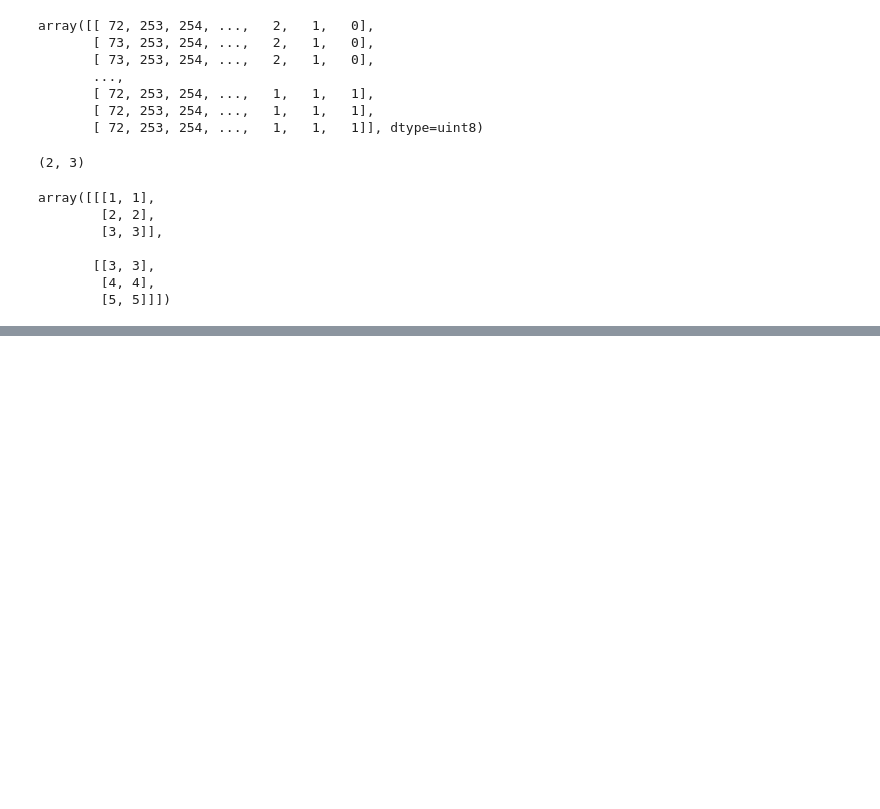
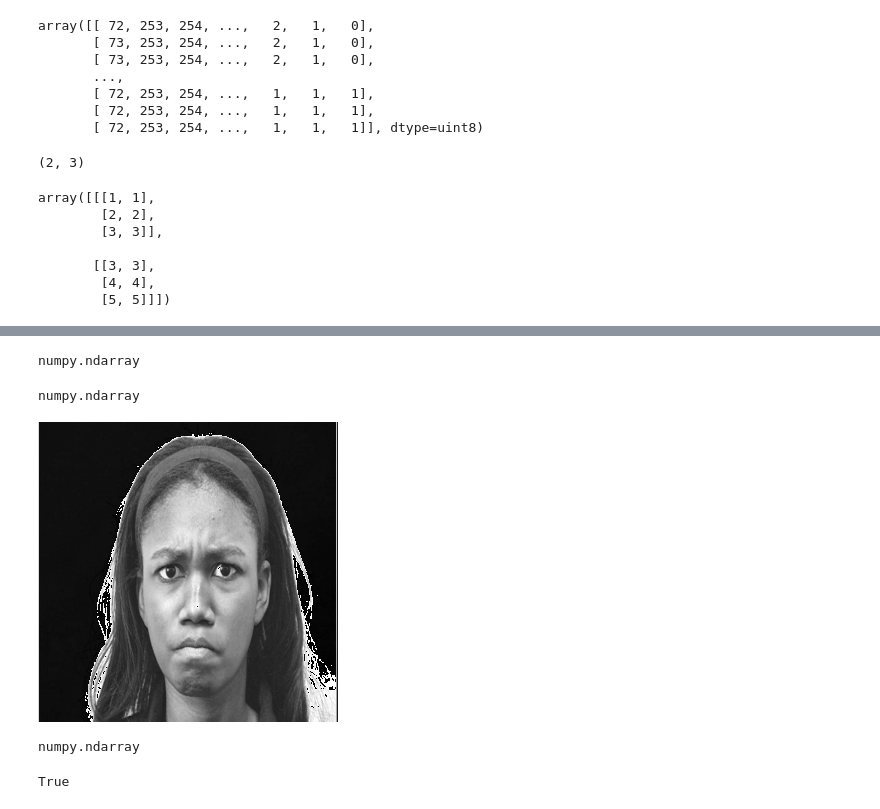
Before and after one commit to ysurs/FER-from-static-images, a Jupyter notebook: check.ipynb, the cells around one changed output, grey strips where cells are left out. Drawn from its saved outputs; the diff is of its cells as text; code cells hidden in the pictures; blank space fills up the shorter version.

```diff
--- a/check.ipynb
+++ b/check.ipynb
@@ -85,0 +177,2 @@ array([[[1, 1],
+# %%
+image_test=np.array(check2.__getitem__(0)[0])
@@ -85,0 +209,7 @@ array([[[1, 1],
+# %%
+clahe = cv2.createCLAHE(clipLimit=1)
+final_img = clahe.apply(image_test[:,:,0])+20
+# %%
+type(final_img)
+# %% [output]
+numpy.ndarray
@@ -85,0 +218,18 @@ array([[[1, 1],
+# %%
+from preprocessing import preprocessing_image
+test_pre=preprocessing_image()
+type(test_pre.clahe(test_tensor))
+# %% [output]
+numpy.ndarray
+# %%
+transforms.ToPILImage()(final_img)
+# %% [output]
+[figure, added]
+# %%
+type(final_img)
+# %% [output]
+numpy.ndarray
+# %%
+np.all(image_test[:,:,0]==image_test[:,:,2])
+# %% [output]
+True
```
Also changed, not shown: parts of 40 cells of this notebook.
